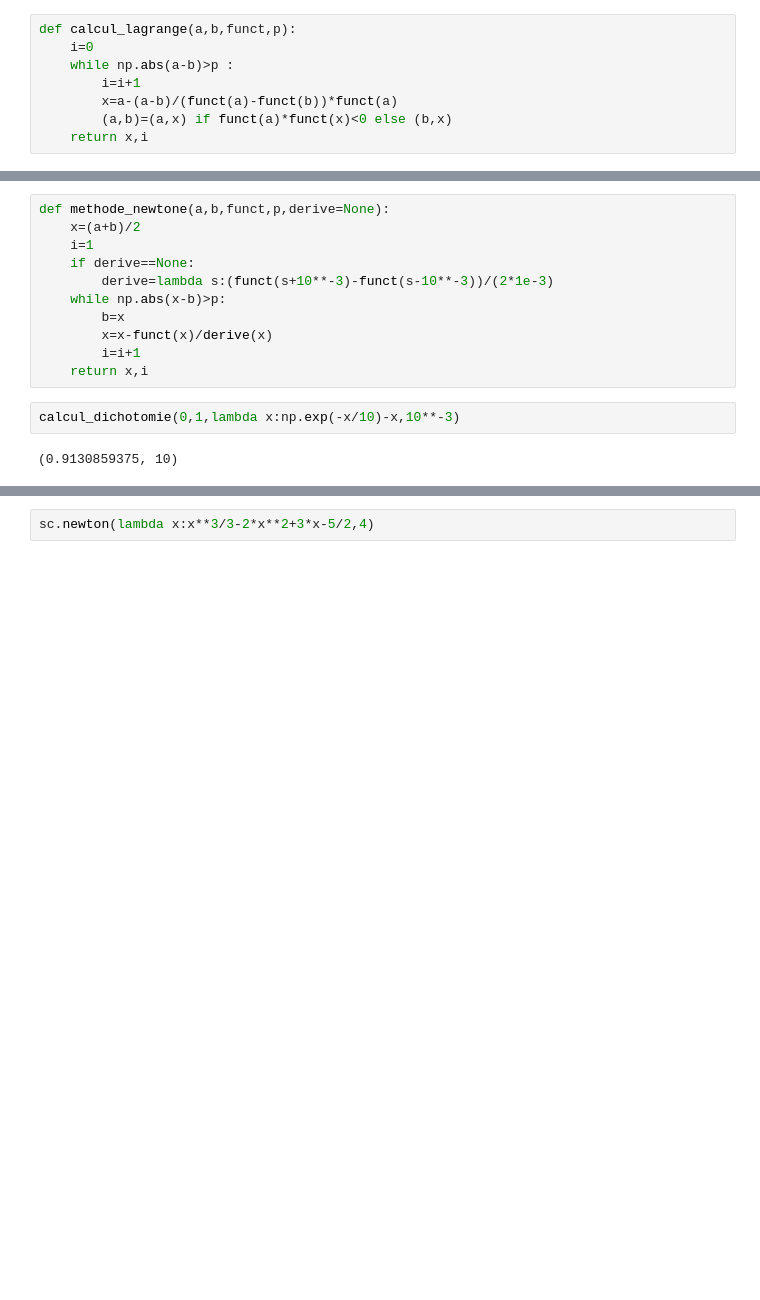
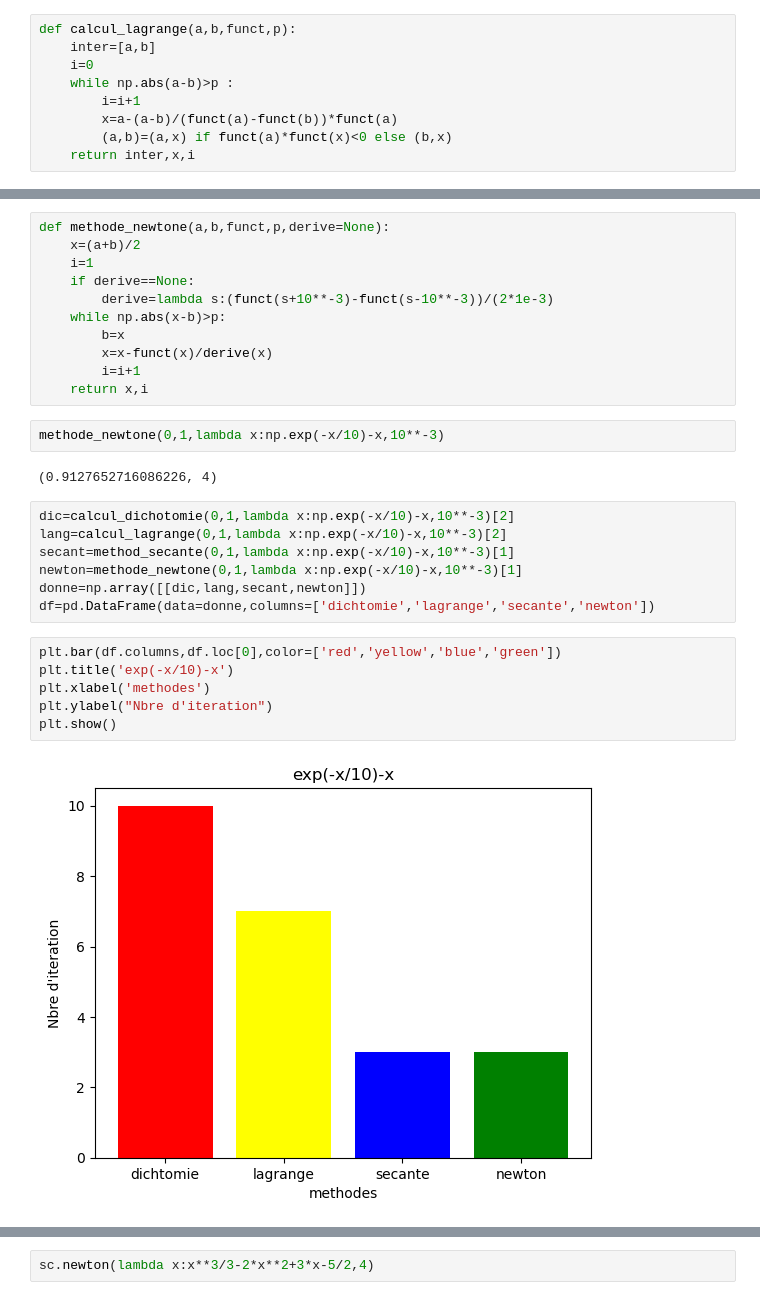
Before and after one commit to Souniz/TPSD_S6, a Jupyter notebook: Analyse_Numerique/Tp2.ipynb, the cells around one changed output, grey strips where cells are left out. Drawn from its saved outputs; the diff is of its cells as text; blank space fills up the shorter version.

```diff
--- a/Analyse_Numerique/Tp2.ipynb
+++ b/Analyse_Numerique/Tp2.ipynb
@@ -39,9 +40,10 @@ calcul_dichotomie(0,10,lambda x:np.exp(-x/10)-x,10**-3)
 # Methode Fausse position
 # %%
 def calcul_lagrange(a,b,funct,p):
+    inter=[a,b]
     i=0
     while np.abs(a-b)>p :
         i=i+1
         x=a-(a-b)/(funct(a)-funct(b))*funct(a)
         (a,b)=(a,x) if funct(a)*funct(x)<0 else (b,x)
-    return x,i
+    return inter,x,i
@@ -71,6 +87,21 @@ def methode_newtone(a,b,funct,p,derive=None):
         i=i+1
     return x,i
 # %%
-calcul_dichotomie(0,1,lambda x:np.exp(-x/10)-x,10**-3)
+methode_newtone(0,1,lambda x:np.exp(-x/10)-x,10**-3)
 # %% [output]
-(0.9130859375, 10)
+(0.9127652716086226, 4)
+# %%
+dic=calcul_dichotomie(0,1,lambda x:np.exp(-x/10)-x,10**-3)[2]
+lang=calcul_lagrange(0,1,lambda x:np.exp(-x/10)-x,10**-3)[2]
+secant=method_secante(0,1,lambda x:np.exp(-x/10)-x,10**-3)[1]
+newton=methode_newtone(0,1,lambda x:np.exp(-x/10)-x,10**-3)[1]
+donne=np.array([[dic,lang,secant,newton]])
+df=pd.DataFrame(data=donne,columns=['dichtomie','lagrange','secante','newton'])
+# %%
+plt.bar(df.columns,df.loc[0],color=['red','yellow','blue','green'])
+plt.title('exp(-x/10)-x')
+plt.xlabel('methodes')
+plt.ylabel("Nbre d'iteration")
+plt.show()
+# %% [output]
+[figure, added]
```
Also changed, not shown: parts of 22 cells of this notebook, 9 other files.
